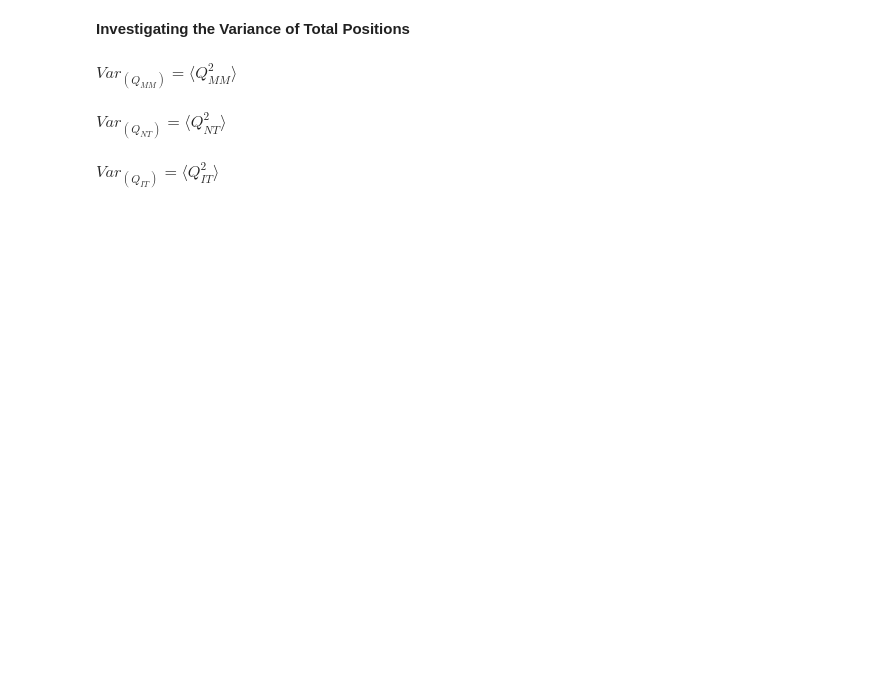
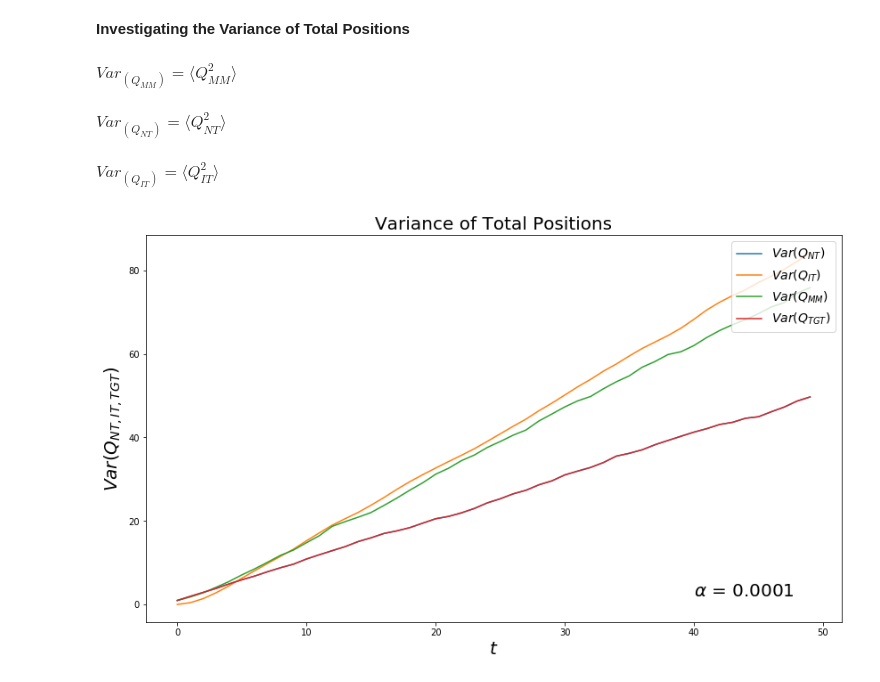
Before and after one commit to felipemoret77/EconophysiX_Internship, a Jupyter notebook: A_Rational_Noise_Trader_Within_A_Kyle_Setup_Simplified_Utility_3_Seeds_EconophysiX.ipynb, the cells around one changed output. Cells and saved outputs as stored; diff of their text form; code cells hidden in the pictures; blank space fills up the shorter version.

```diff
--- a/A_Rational_Noise_Trader_Within_A_Kyle_Setup_Simplified_Utility_3_Seeds_EconophysiX.ipynb
+++ b/A_Rational_Noise_Trader_Within_A_Kyle_Setup_Simplified_Utility_3_Seeds_EconophysiX.ipynb
@@ -1966,3 +1998,19 @@ plt.show()
 $ Var_{(Q_{MM})}  = \langle Q_{MM}^{2} \rangle$<br/><br/>
 $ Var_{(Q_{NT})}  = \langle Q_{NT}^{2} \rangle$<br/><br/>
 $ Var_{(Q_{IT})} = \langle Q_{IT}^{2} \rangle $
+# %%
+figure33 = plt.figure(figsize = (14,8))
+plt.title(r"Variance of Total Positions", fontsize = 20)
+
+for i in range (0,1):
+    plt.plot(np.arange(0,len(phi_t_vector[0])), var_noise_trader_total_position_t[i], label = r"$Var(Q_{NT})$")
+    plt.plot(np.arange(0,len(phi_t_vector[0])), var_informed_trader_total_position_t[i], label = r"$Var(Q_{IT})$")
+    plt.plot(np.arange(0,len(phi_t_vector[0])), var_market_maker_total_position_t[i], label = r"$Var(Q_{MM})$")
+    plt.plot(np.arange(0,len(phi_t_vector[0])), var_target_portfolio_total_position_t[i], label = r"$Var(Q_{TGT})$")
+    plt.text(40,2,r"$\alpha$ = {}".format(alpha_vector[i]), fontsize = 20)
+plt.xlabel(r"$t$", fontsize = 20)
+plt.ylabel(r"$Var(Q_{NT,IT,TGT})$", fontsize = 20)
+plt.legend(loc = 1, prop={'size': 14})
+plt.show()
+# %% [output]
+[figure, added]
```
Also changed, not shown: parts of 21 cells of this notebook, 1 other file.
